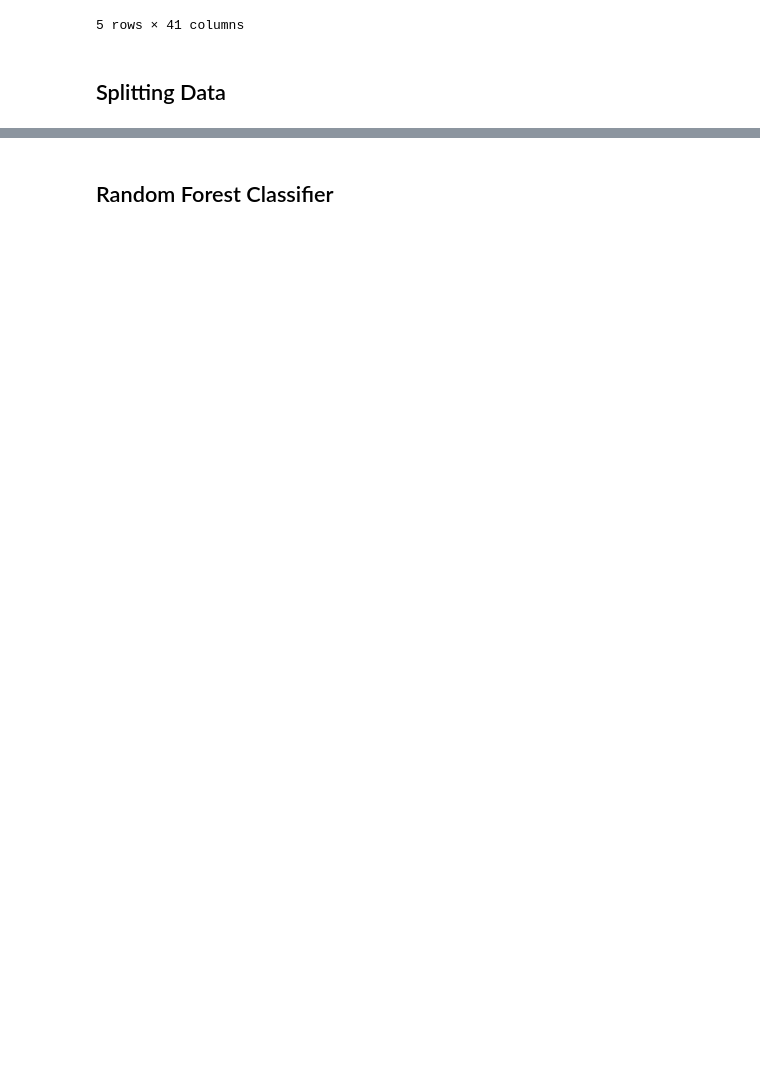
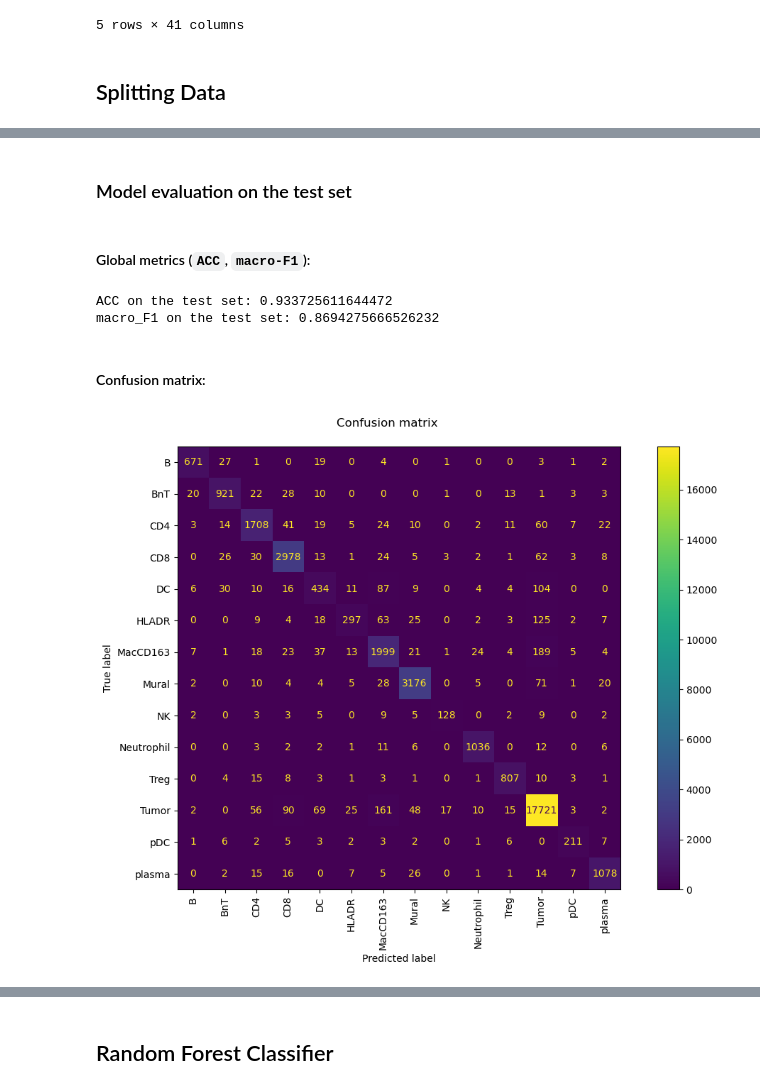
Before and after one commit to Bruno-PSZ/DLLS_Project, a Jupyter notebook: Baselines.ipynb, the cells around one changed output, grey strips where cells are left out. Cells and saved outputs as stored; diff of their text form; code cells hidden in the pictures; blank space fills up the shorter version.

Commit message:
Adding Baselines evaluation

```diff
--- a/Baselines.ipynb
+++ b/Baselines.ipynb
@@ -51,6 +230,13 @@ X_train, X_test, y_train, y_test = train_test_split(df[markers_names],
                                                     shuffle=True,
                                                     train_size=0.85
                                                    )
+# %%
+scaler = StandardScaler()
+scaler.fit(X_train)
+X_train_scaled = pd.DataFrame(scaler.transform(X_train))
+X_test_scaled = pd.DataFrame(scaler.transform(X_test))
+X_train_scaled.columns = markers_names
+X_test_scaled.columns = markers_names
 # %%
 skf = StratifiedKFold(n_splits=5, shuffle=True, random_state=12)
 # %%
@@ -57,0 +305,7 @@ folds = skf.split(X_train, y_train)
+# %%
+# lbfgs
+model_LR = LogisticRegression(multi_class='multinomial', penalty='l2', solver='lbfgs', max_iter=500)
+cv_res = cross_val_score(model_LR, X_train_scaled, y_train,
+                scoring='accuracy', cv=folds,
+                n_jobs=-1, verbose=0)
+model_LR.fit(X_train_scaled, y_train)
@@ -57,0 +325,6 @@ folds = skf.split(X_train, y_train)
+# %%
+SAVE_MODEL=False
+
+if SAVE_MODEL:
+    with open("./models/best_LR.pkl", "wb") as f:
+        pickle.dump(model_LR, f)
@@ -57,0 +333,22 @@ folds = skf.split(X_train, y_train)
+# %% [markdown]
+### Model evaluation on the test set
+# %%
+%%capture
+with open("./models/best_LR.pkl", "rb") as f:
+    best_model = pickle.load(f)
+
+evaluation = evaluate(best_model, X_test_scaled, y_test)
+# %% [markdown]
+#### Global metrics (`ACC`, `macro-F1`):
+# %%
+print(f"ACC on the test set: {evaluation["ACC_glob"]}")
+print(f"macro_F1 on the test set: {evaluation["macro_F1"]}")
+# %% [output]
+ACC on the test set: 0.933725611644472
+macro_F1 on the test set: 0.8694275666526232
+# %% [markdown]
+#### Confusion matrix:
+# %%
+evaluation["conf_plot"]
+# %% [output]
+[figure, added]
```
Also changed, not shown: parts of 78 cells of this notebook, 1 other file.
